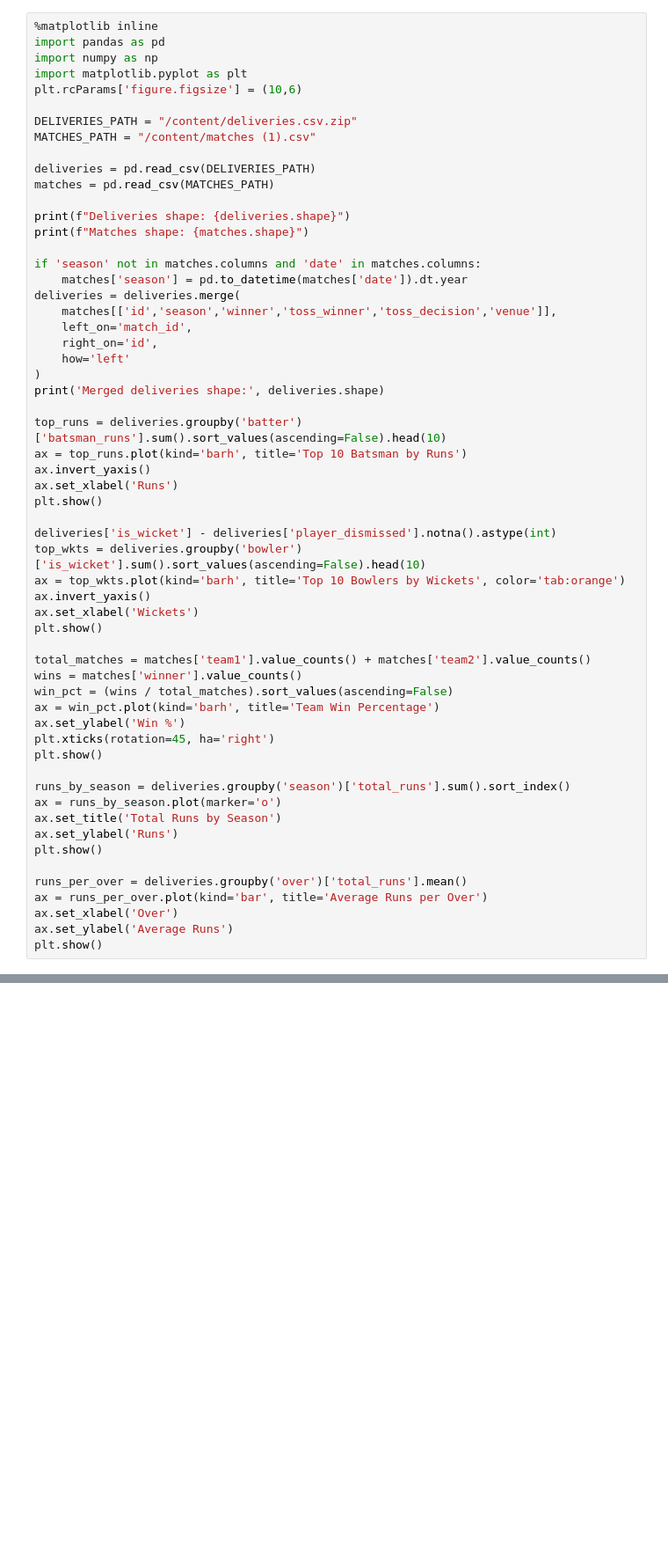
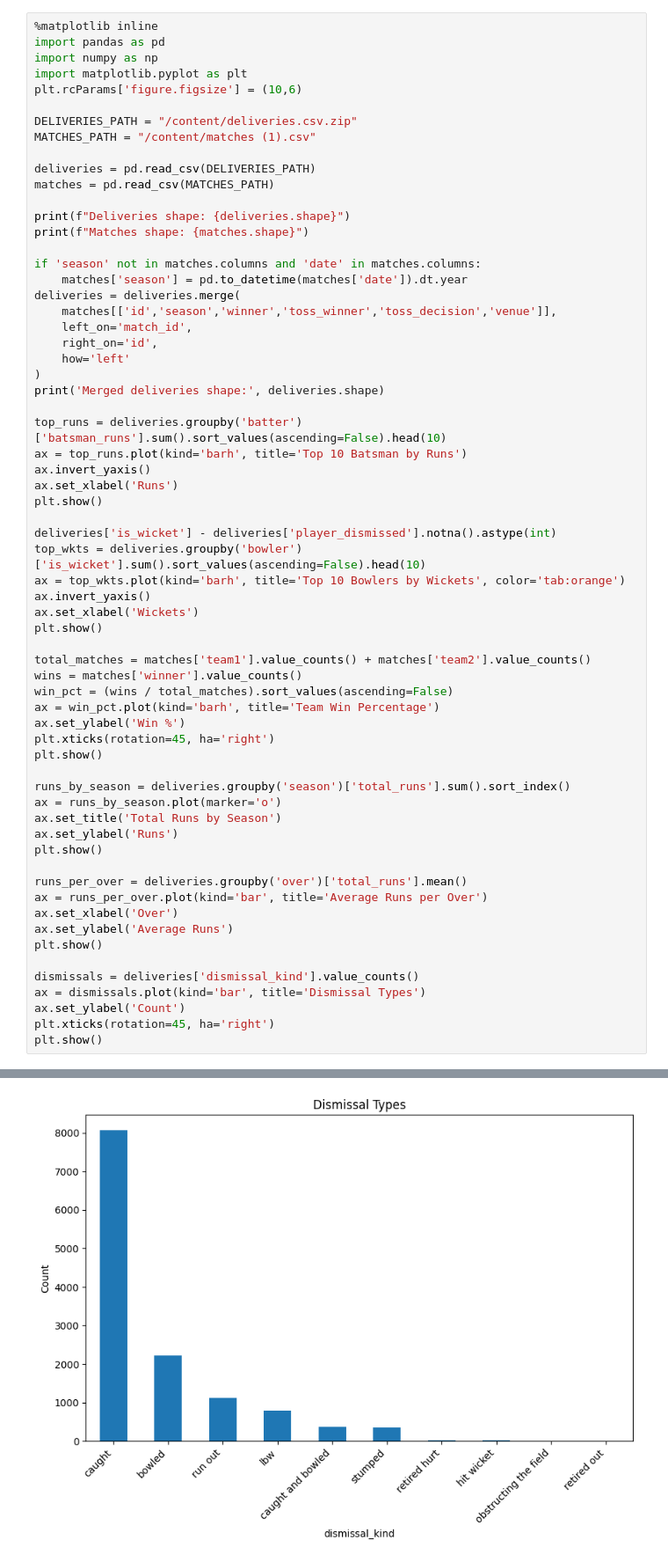
Before and after one commit to RUSHILPATEL33/Python_cert, a Jupyter notebook: IPL_Predictor.ipynb, the cells around one changed output, grey strips where cells are left out. Shown at 88% size. Saved outputs shown, nothing was run; the diff lists cells and outputs as text; blank space fills up the shorter version.

```diff
--- a/IPL_Predictor.ipynb
+++ b/IPL_Predictor.ipynb
@@ -40,30 +40,37 @@ ax.set_xlabel('Wickets')
 plt.show()
 
 total_matches = matches['team1'].value_counts() + matches['team2'].value_counts()
 wins = matches['winner'].value_counts()
 win_pct = (wins / total_matches).sort_values(ascending=False)
 ax = win_pct.plot(kind='barh', title='Team Win Percentage')
 ax.set_ylabel('Win %')
 plt.xticks(rotation=45, ha='right')
 plt.show()
 
 runs_by_season = deliveries.groupby('season')['total_runs'].sum().sort_index()
 ax = runs_by_season.plot(marker='o')
 ax.set_title('Total Runs by Season')
 ax.set_ylabel('Runs')
 plt.show()
 
 runs_per_over = deliveries.groupby('over')['total_runs'].mean()
 ax = runs_per_over.plot(kind='bar', title='Average Runs per Over')
 ax.set_xlabel('Over')
 ax.set_ylabel('Average Runs')
 plt.show()
+
+dismissals = deliveries['dismissal_kind'].value_counts()
+ax = dismissals.plot(kind='bar', title='Dismissal Types')
+ax.set_ylabel('Count')
+plt.xticks(rotation=45, ha='right')
+plt.show()
 # %% [output]
 Deliveries shape: (260920, 17)
 Matches shape: (1095, 20)
 Merged deliveries shape: (260920, 23)
 [figure]
 [figure]
 [figure]
 [figure]
 [figure]
+[figure, added]
```
